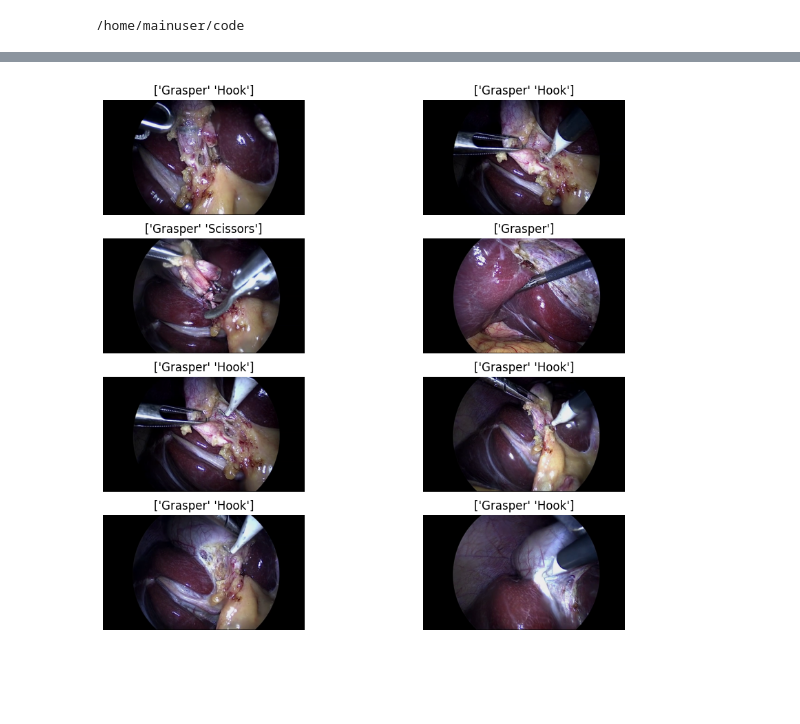
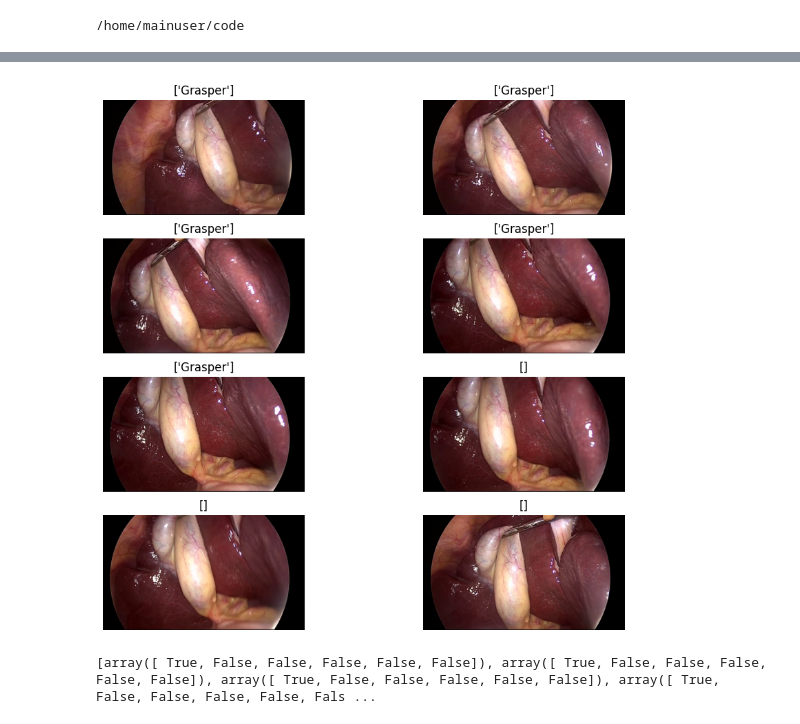
Before and after one commit to smitsparsh/WeakLSTM, a Jupyter notebook: DataLoader.ipynb, the cells around one changed output, grey strips where cells are left out. Drawn from its saved outputs; the diff is of its cells as text; code cells hidden in the pictures; blank space fills up the shorter version.

Commit message:
Changed Dataloader for time sequence

```diff
--- a/DataLoader.ipynb
+++ b/DataLoader.ipynb
@@ -47,13 +41,13 @@ dataset = dataloader.CholecT50(
 train_dataset, val_dataset, test_dataset = dataset.build()
 # %%
 # train and val data loaders
-train_dataloader = train_dataset.batch(8) # see tf.data.Dataset for more options
-val_dataloader   = val_dataset.batch(8)
+train_dataloader = train_dataset.batch(16) # see tf.data.Dataset for more options
+val_dataloader   = val_dataset.batch(16)
 
 # test data set is built per video, so load differently
 test_dataloaders = []
 for video_dataset in test_dataset:
-    test_dataloader = video_dataset.batch(8)
+    test_dataloader = video_dataset.batch(16)
     test_dataloaders.append(test_dataloader)
 
 train_dataloader = train_dataloader.cache().prefetch(tf.data.AUTOTUNE)
@@ -68,6 +62,7 @@ instruments = [
     "Irrigator"
 ]
 
-for (img, (ivt, i, v, t, p)) in train_dataloader.take(1):
+for (img_list, (ivt_list, i_list, v_list, t_list, p_list)) in train_dataloader.take(1):
+    i = i_list[0]
     l = [x==1 for x in i.numpy()]
 # %% [output]
@@ -79,16 +70,22 @@ for (img, (ivt, i, v, t, p)) in train_dataloader.take(1):
 # %%
 lis = np.array(instruments)
 fil = np.array(l)
 
 fig, axs = plt.subplots(4, 2, figsize=(12, 10))
 
-for i in range(4):
-    for j in range(2):
-        axs[i, j].imshow((img.numpy()[i*2+j]).astype(np.uint8))
-        axs[i, j].set_title(str(lis[fil[i*2+j]]))
-        axs[i, j].axis('off')
+img = img_list[0]
+
+for idx in range(4):
+    for jdx in range(2):
+        axs[idx, jdx].imshow((img.numpy()[idx*2+jdx]).astype(np.uint8))
+        axs[idx, jdx].set_title(str(lis[fil[idx*2+jdx]]))
+        axs[idx, jdx].axis('off')
 
 plt.subplots_adjust(wspace=0, hspace=0.2)
 plt.show()
 # %% [output]
-[figure, old version]
+[figure, new version]
+# %%
+print(l)
+# %% [output]
+[array([ True, False, False, False, False, False]), array([ True, False, False, False, False, False]), array([ True, False, False, False, False, False]), array([ True, False, False, False, False, Fals ...
```
Also changed, not shown: parts of 3 cells of this notebook, 2 other files.
